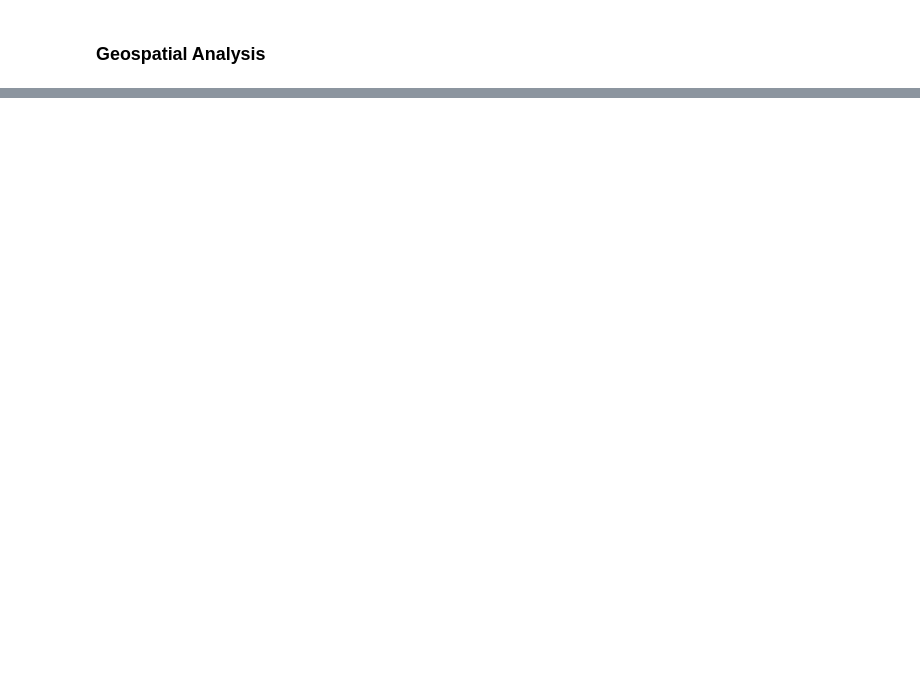
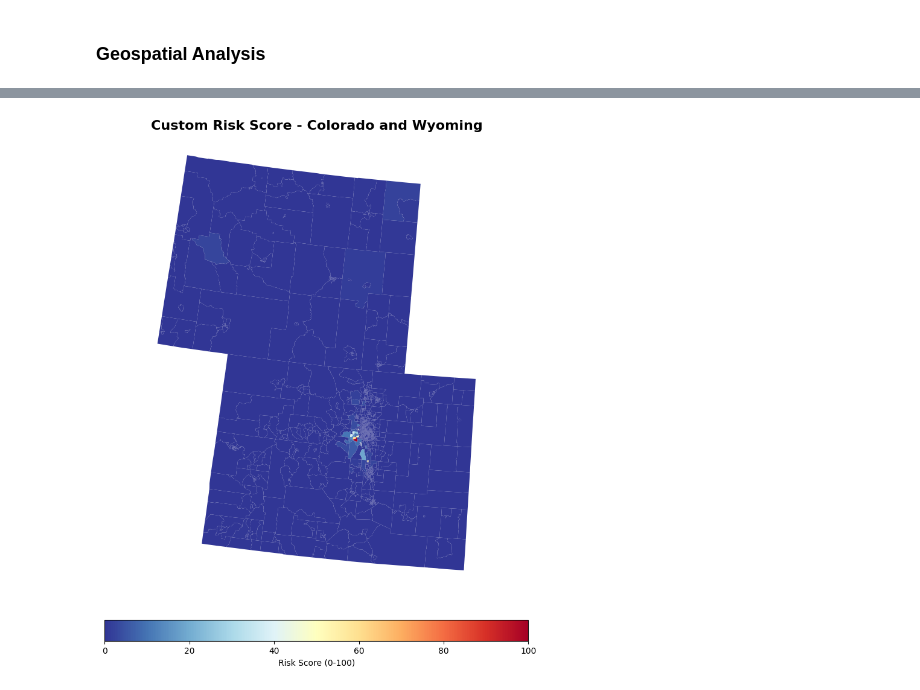
Before and after one commit to willmb321/CIVE202_Spring2026_Group152-01_Project4, a Jupyter notebook: CIVE202_Spring2026_Group152-01_Project4_PythonCode.ipynb, the cells around one changed output, grey strips where cells are left out. Cells and saved outputs as stored; diff of their text form; code cells hidden in the pictures; blank space fills up the shorter version.

```diff
--- a/CIVE202_Spring2026_Group152-01_Project4_PythonCode.ipynb
+++ b/CIVE202_Spring2026_Group152-01_Project4_PythonCode.ipynb
@@ -110,0 +175,19 @@ plt.show()
+# %%
+#Custom Risk Plot
+fig, ax = plt.subplots(1, 1, figsize=(12, 10))
+co_wy_tracts.plot(
+    column="Custom_Risk_Score",
+    cmap="RdYlBu_r",
+    aspect = 1,
+    linewidth=0.0,
+    ax=ax,
+    legend=True,
+    legend_kwds={"label": "Risk Score (0-100)", "orientation": "horizontal", "shrink": 0.6, "pad": 0.05},
+    missing_kwds={"color": "lightgrey", "label": "No Data"},
+)
+ax.set_title(f"Custom Risk Score - Colorado and Wyoming", fontsize=16, fontweight="bold")
+ax.set_axis_off()
+plt.tight_layout()
+plt.show()
+# %% [output]
+[figure, added]
```
Also changed, not shown: parts of 11 cells of this notebook.
